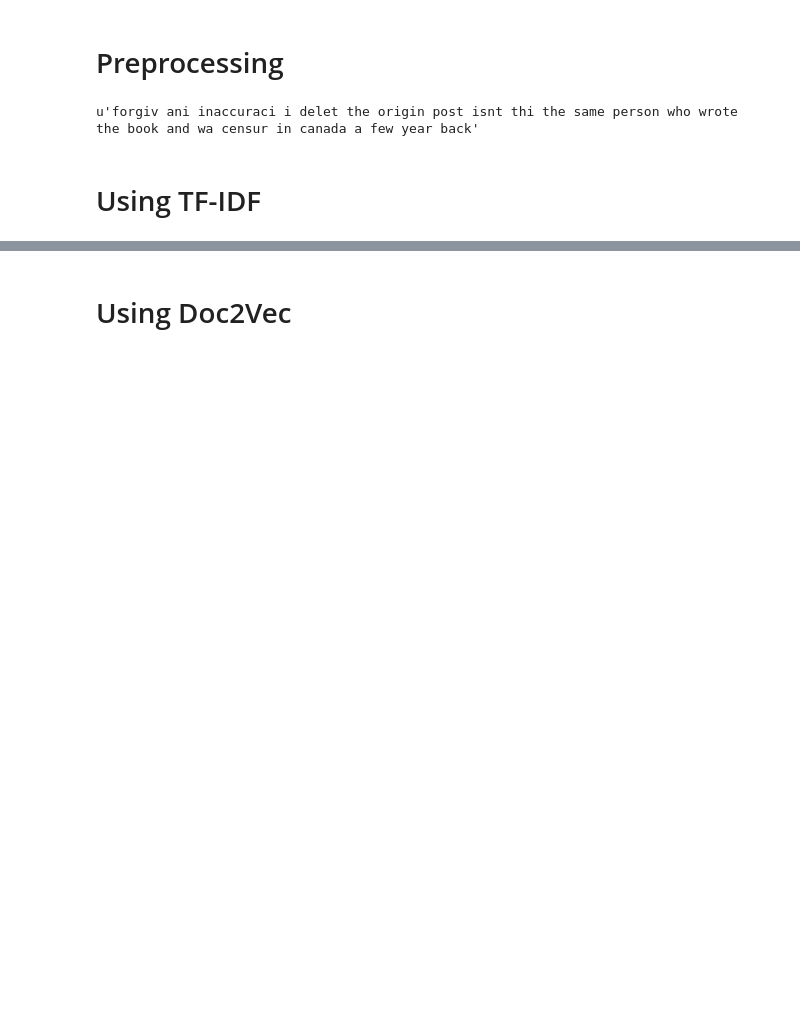
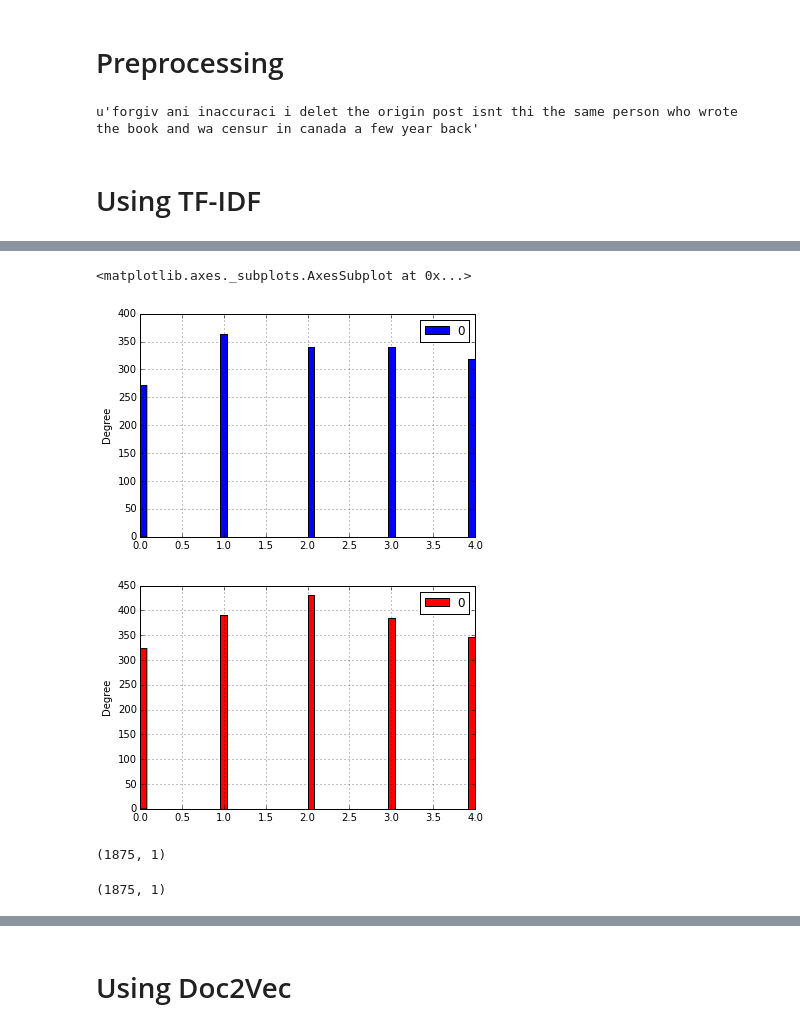
Before and after one commit to bhtucker/nlpArea51, a Jupyter notebook: doc2vec/20 NewsGroups Text Classification With Doc2Vec.ipynb, the cells around one changed output, grey strips where cells are left out. Cells and saved outputs as stored; diff of their text form; code cells hidden in the pictures; blank space fills up the shorter version.

```diff
--- a/doc2vec/20 NewsGroups Text Classification With Doc2Vec.ipynb
+++ b/doc2vec/20 NewsGroups Text Classification With Doc2Vec.ipynb
@@ -132,0 +382,17 @@ avg / total       0.81      0.81      0.81      1875
+# %%
+pd.DataFrame(pred[np.choose(pred, probas.T) > .5]).plot(kind='hist', bins=50)
+pd.DataFrame(pred).plot(kind='hist', bins=50, color='r')
+# %% [output]
+<matplotlib.axes._subplots.AxesSubplot at 0x...>
+[figure, added]
+[figure, added]
+# %%
+newsgroups_test.target[more_certain_mask].shape
+# %% [output]
+(1875, 1)
+# %%
+# np.select([more_certain_mask], [newsgroups_test.target]).shape
+np.select([more_certain_mask], [newsgroups_test.target.reshape((1875, 1))]).shape
+# ?np.select
+# %% [output]
+(1875, 1)
```
Also changed, not shown: parts of 63 cells of this notebook, 1 other file.
